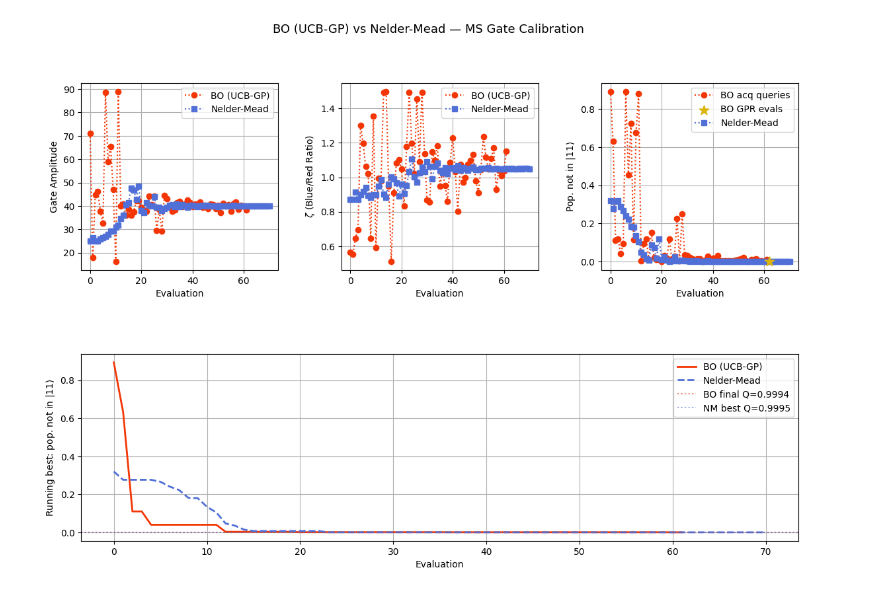
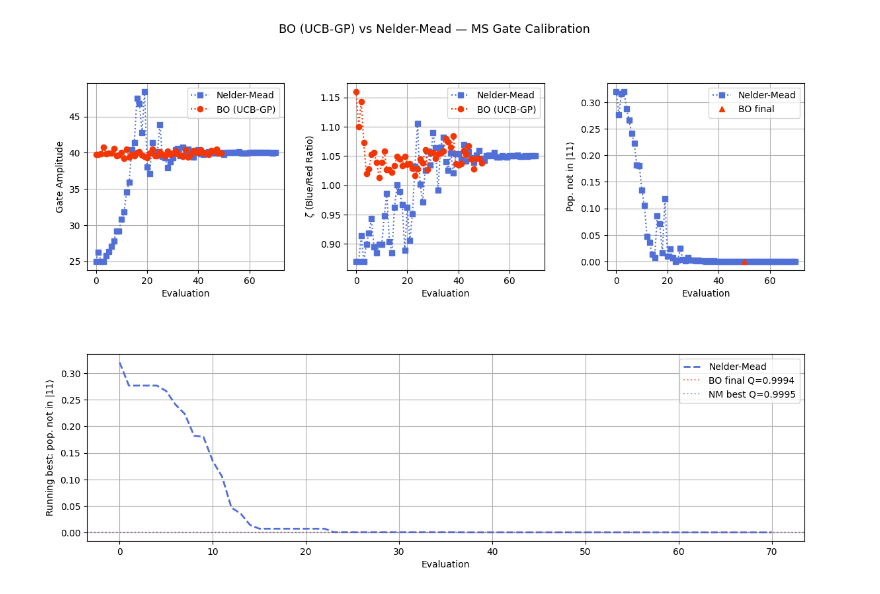
Before and after one commit to PatGCaspuenas/QuantumFidelityOptimization, a Jupyter notebook: SANDIA_code1_modified.ipynb, the cells around one changed output. Drawn from its saved outputs; the diff is of its cells as text; code cells hidden in the pictures.

```diff
--- a/SANDIA_code1_modified.ipynb
+++ b/SANDIA_code1_modified.ipynb
@@ -249,15 +296,12 @@ Best Q        = 0.999500
 # BO traces
 i_acq = [int(i) - 1 for i in result.i_acq]
 i_opt  = [int(i) - 1 for i in result.i_opt]
-X_all  = np.array(result.X).T
-y_all  = np.array(result.y)
+X_all  = np.array(result.X_opt).T
+y_all  = np.array(result.mu_opt)  # GP posterior mean at all recommended points (original space)
 
-X_acq = X_all[i_acq];  y_acq = y_all[i_acq]
-X_opt = X_all[i_opt];  y_opt = y_all[i_opt]
-
-bo_amp_trace   = [AMP_IA_MIN + (u[0]+1)/2*(AMP_IA_MAX-AMP_IA_MIN) for u in X_acq]
-bo_zeta_trace  = [ZETA_MIN   + (u[1]+1)/2*(ZETA_MAX-ZETA_MIN)      for u in X_acq]
-bo_non11_trace = [1.0 - q for q in y_acq]
+bo_amp_trace   = [AMP_IA_MIN + (u[0]+1)/2*(AMP_IA_MAX-AMP_IA_MIN) for u in X_all]
+bo_zeta_trace  = [ZETA_MIN   + (u[1]+1)/2*(ZETA_MAX-ZETA_MIN)      for u in X_all]
+bo_non11_trace = [1.0 - q for q in y_all]
 
 # Layout: trajectory row + convergence row
 fig = plt.figure(figsize=(14, 9))
@@ -267,42 +311,38 @@ ax2 = fig.add_subplot(gs[0, 1])
 ax3 = fig.add_subplot(gs[0, 2])
 ax4 = fig.add_subplot(gs[1, :])    # full-width convergence plot
 
 bo_kw = dict(linestyle=':', marker='o', color='xkcd:orangish red')
 nm_kw = dict(linestyle=':', marker='s', color='xkcd:cornflower blue')
 
 # Gate amplitude trajectory
+ax1.plot(range(len(nm_amp_trace)), nm_amp_trace, **nm_kw, label='Nelder-Mead')
 ax1.plot(range(len(bo_amp_trace)), bo_amp_trace, **bo_kw, label='BO (UCB-GP)')
-ax1.plot(range(len(nm_amp_trace)), nm_amp_trace, **nm_kw, label='Nelder-Mead')
 ax1.set_xlabel('Evaluation'); ax1.set_ylabel('Gate Amplitude'); ax1.grid(); ax1.legend()
 
 # Zeta trajectory
+ax2.plot(range(len(nm_zeta_trace)), nm_zeta_trace, **nm_kw, label='Nelder-Mead')
 ax2.plot(range(len(bo_zeta_trace)), bo_zeta_trace, **bo_kw, label='BO (UCB-GP)')
-ax2.plot(range(len(nm_zeta_trace)), nm_zeta_trace, **nm_kw, label='Nelder-Mead')
 ax2.set_xlabel('Evaluation'); ax2.set_ylabel(r'$\zeta$ (Blue/Red Ratio)'); ax2.grid(); ax2.legend()
 
 # Non-|11⟩ population trajectory
-ax3.plot(range(len(bo_non11_trace)), bo_non11_trace, **bo_kw, label='BO acq queries')
-if len(y_opt) > 0:
-    ax3.scatter(range(len(bo_non11_trace), len(bo_non11_trace) + len(y_opt)),
-                [1.0 - q for q in y_opt], marker='*', s=120,
-                color='xkcd:gold', zorder=5, label='BO GPR evals')
 ax3.plot(range(len(nm_non11_trace)), nm_non11_trace, **nm_kw, label='Nelder-Mead')
+ax3.plot(result.n_iter_actual, [1.0 - float(result.y_last_opt)],
+         linestyle='None', marker='^', color='xkcd:orangish red', label='BO final')
+
 ax3.set_xlabel('Evaluation'); ax3.set_ylabel(r'Pop. not in $|11\rangle$'); ax3.grid(); ax3.legend()
 
 # Running best (convergence)
-bo_best = np.minimum.accumulate(bo_non11_trace)
 nm_best = np.minimum.accumulate(nm_non11_trace)
-ax4.plot(range(len(bo_best)), bo_best, color='xkcd:orangish red', linewidth=2, label='BO (UCB-GP)')
 ax4.plot(range(len(nm_best)), nm_best, color='xkcd:cornflower blue', linewidth=2,
          linestyle='--', label='Nelder-Mead')
-ax4.axhline(float(1.0 - result.y_last), color='xkcd:orangish red', linestyle=':',
-            alpha=0.6, label=f'BO final Q={result.y_last:.4f}')
+ax4.axhline(float(1.0 - result.y_last_opt), color='xkcd:orangish red', linestyle=':',
+            alpha=0.6, label=f'BO final Q={result.y_last_opt:.4f}')
 ax4.axhline(nm_result.fun, color='xkcd:cornflower blue', linestyle=':',
             alpha=0.6, label=f'NM best Q={1-nm_result.fun:.4f}')
 ax4.set_xlabel('Evaluation'); ax4.set_ylabel(r'Running best: pop. not in $|11\rangle$')
 ax4.grid(); ax4.legend()
 
 plt.suptitle('BO (UCB-GP) vs Nelder-Mead — MS Gate Calibration', fontsize=13)
 plt.show()
 # %% [output]
-[figure, old version]
+[figure, new version]
```
Also changed, not shown: parts of 5 cells of this notebook, 6 other files.
